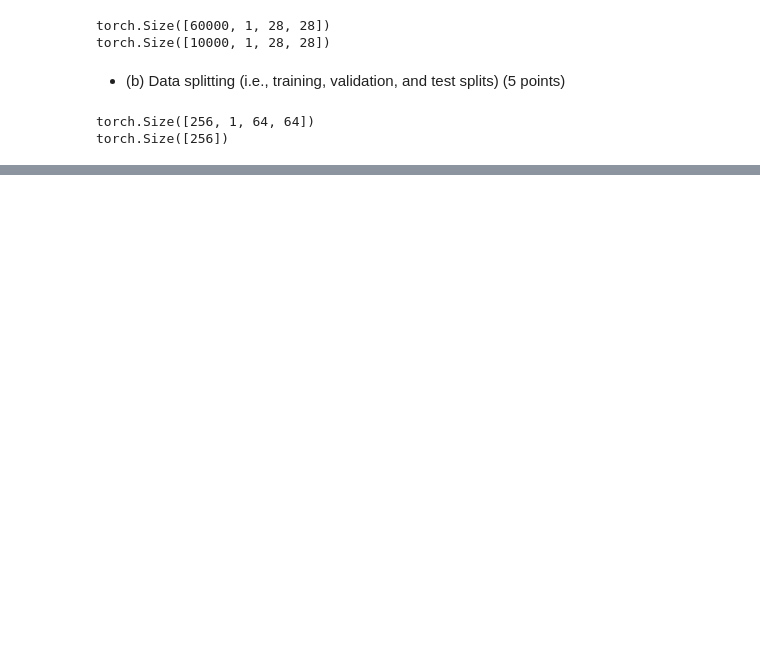
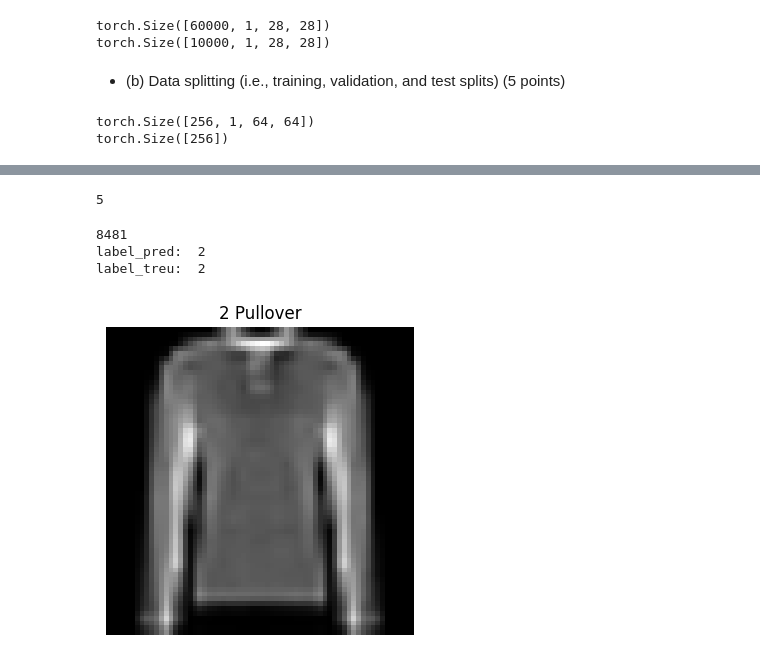
Before and after one commit to percool/ECEN758_Proj, a Jupyter notebook: src/main_cv.ipynb, the cells around one changed output, grey strips where cells are left out. Cells and saved outputs as stored; diff of their text form; code cells hidden in the pictures; blank space fills up the shorter version.

```diff
--- a/src/main_cv.ipynb
+++ b/src/main_cv.ipynb
@@ -489,0 +453,6 @@ Compile with `TORCH_USE_CUDA_DSA` to enable device-side assertions.
+# %%
+loader_train_all=torch.utils.data.DataLoader(ds_processed_train_val, batch_size=batch_size,
+                                          shuffle=True, num_workers=num_workers)
+learning_rate=1e-3
+id_optimizer=0
+model_best=build_train_best_model(loader_train_all,loader_test,learning_rate,id_optimizer)
@@ -489,0 +481,54 @@ Compile with `TORCH_USE_CUDA_DSA` to enable device-side assertions.
+# %%
+# model_best.features[-1]
+# model_best.features[12]
+t1,t2=ds_processed_test[852]
+t2.item()
+# %% [output]
+5
+# %%
+import matplotlib.pyplot as plt
+figure = plt.figure(figsize = (4,4))
+cols, rows = 1, 1
+ids=torch.randint(len(data_test), size = (cols*rows,))
+
+# transform_test = transforms.Compose([
+#     transforms.ToTensor(),
+#     transforms.ToPILImage(),
+#     transforms.Resize((64, 64)),
+#     transforms.ToTensor(),
+#     transforms.Normalize(0.5, 0.5)
+# ])
+print(ids.item())
+# image, label = data_test[ids[i-1].item()]
+# image_tensor=transform_test(image)
+
+image_tensor,label_tensor=ds_processed_test[ids.item()]
+image=transforms.ToPILImage()(image_tensor[0,:,:])
+# image_tensor.shape
+image_tensor=image_tensor[None,:,:,:]
+# label_tensor=torch.tensor([label])
+# image_tensor[0,0,30,:]
+label=label_tensor.item()
+
+model=model_best
+model.eval()
+# model.train()
+device='cuda'
+X,y = image_tensor.to(device),label_tensor.to(device)
+# X=X[None,:,:,:]
+pred = model(X)
+label_pred=pred.argmax(1).item()
+print("label_pred: ",label_pred)
+print("label_treu: ", label)
+
+figure.add_subplot(rows, cols, 1)
+plt.title(str(label)+" "+classes[label])
+plt.axis('off')
+plt.imshow(image, cmap='gray')
+# plt.imshow(image.squeeze())
+plt.show()
+# %% [output]
+8481
+label_pred:  2
+label_treu:  2
+[figure, added]
```
Also changed, not shown: parts of 28 cells of this notebook, 26 other files.
